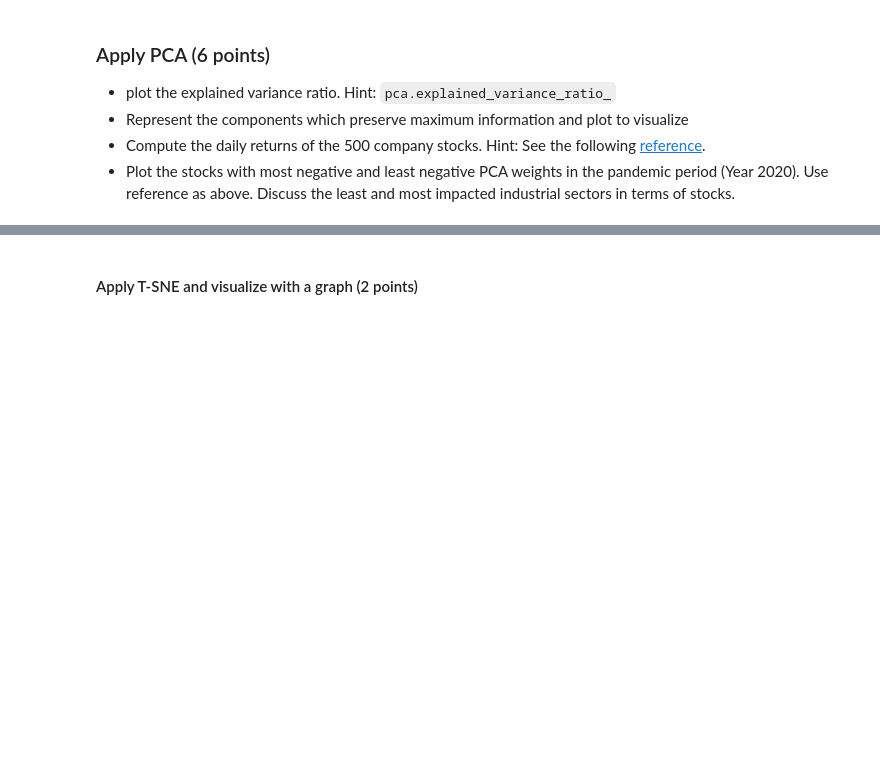
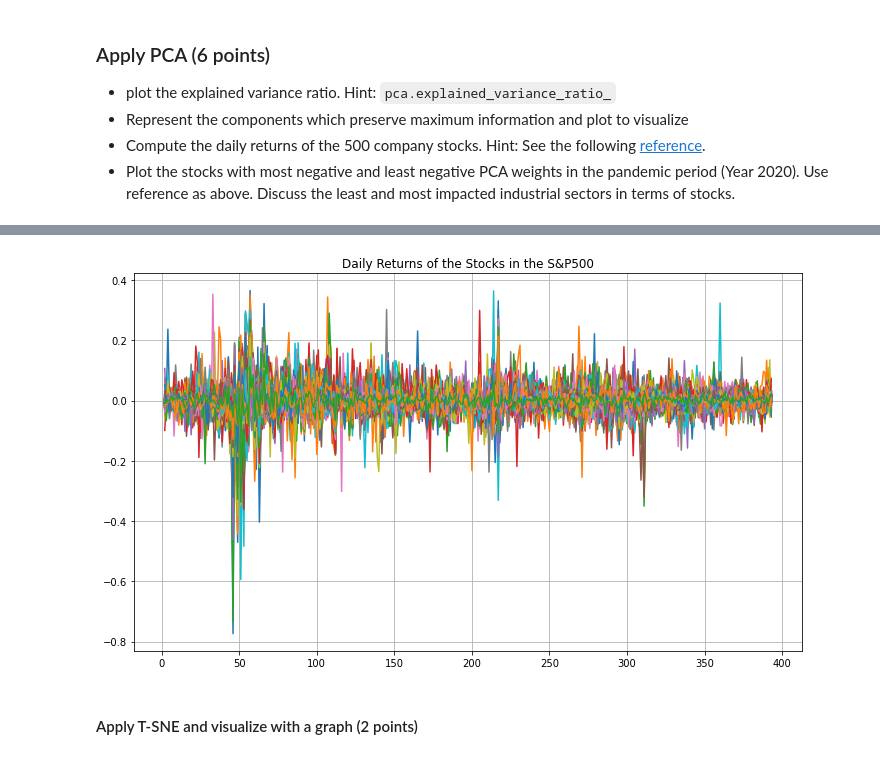
Before and after one commit to srilav/neuralnetwork, a Jupyter notebook: M4_NB_MiniProject_4_Stock_Prices_Anomaly_Detection.ipynb, the cells around one changed output, grey strips where cells are left out. Cells and saved outputs as stored; diff of their text form; code cells hidden in the pictures; blank space fills up the shorter version.

```diff
--- a/M4_NB_MiniProject_4_Stock_Prices_Anomaly_Detection.ipynb
+++ b/M4_NB_MiniProject_4_Stock_Prices_Anomaly_Detection.ipynb
@@ -90,3 +323,9 @@ prices_path = "prices.csv"
+# %%
+rs.plot(legend=0, figsize=(10,6), grid=True, title='Daily Returns of the Stocks in the S&P500')
+plt.tight_layout()
+plt.savefig('tmp.png')
+# %% [output]
+[figure, added]
 # %% [markdown]
 #### Apply T-SNE and visualize with a graph (2 points)
 # %%
```
Also changed, not shown: parts of 30 cells of this notebook.
